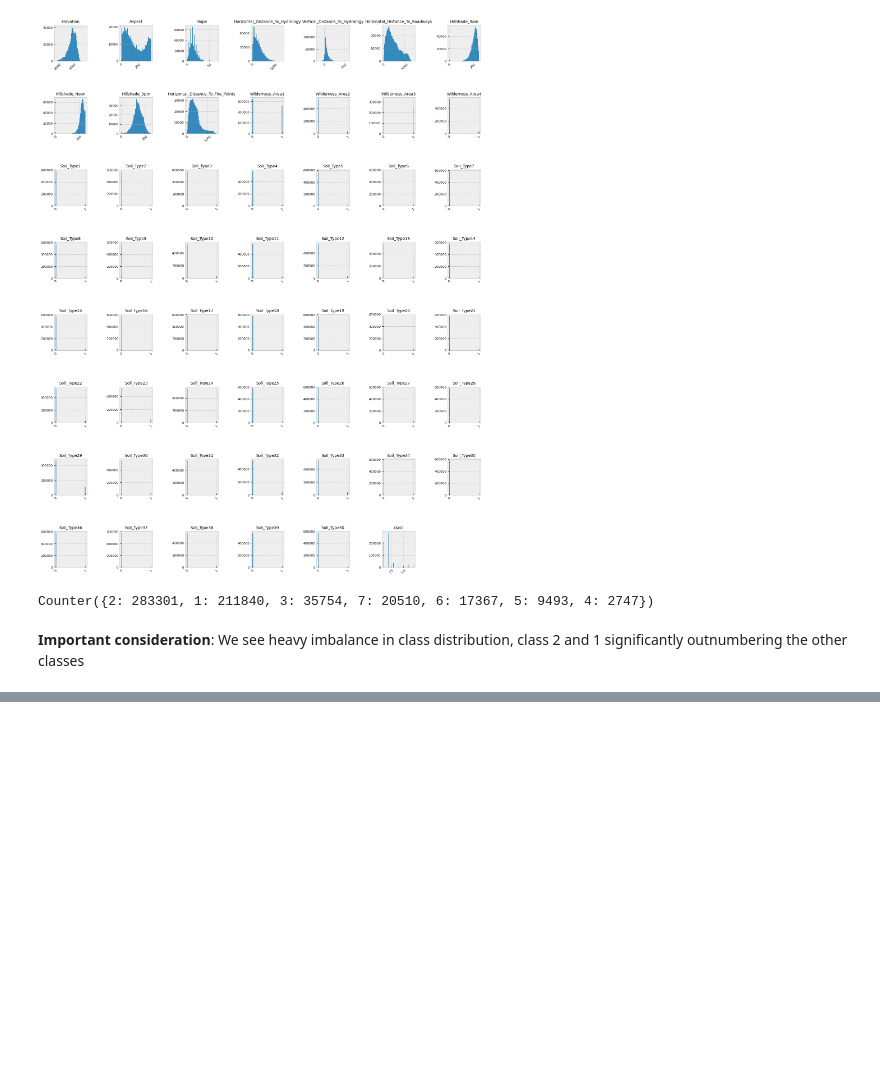
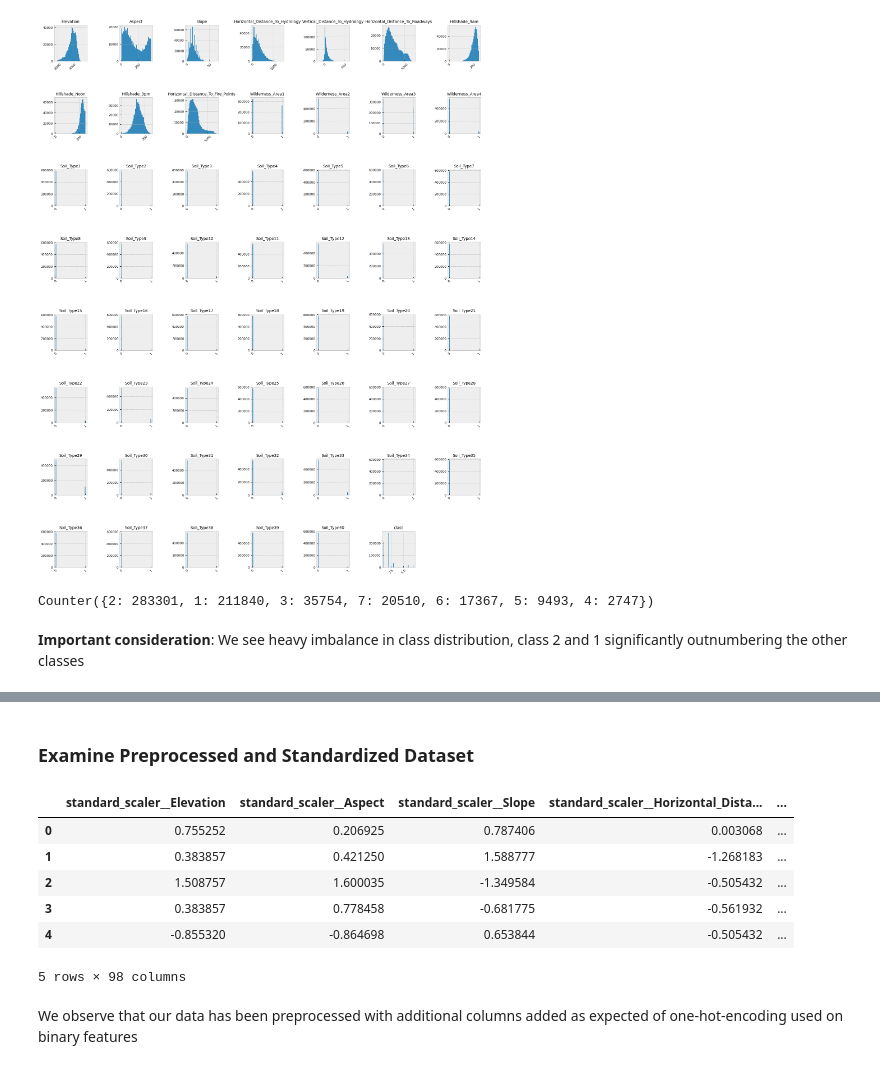
Before and after one commit to Kingsolomon445/ForestCoverClassifier, a Jupyter notebook: CoverType-classification.ipynb, the cells around one changed output, grey strips where cells are left out. Drawn from its saved outputs; the diff is of its cells as text; code cells hidden in the pictures; blank space fills up the shorter version.

Commit message:
split and preprocess dataset

```diff
--- a/CoverType-classification.ipynb
+++ b/CoverType-classification.ipynb
@@ -65,0 +76,6 @@ Counter({2: 283301, 1: 211840, 3: 35754, 7: 20510, 6: 17367, 5: 9493, 4: 2747})
+# %%
+label = data["class"]
+features = features = data.iloc[:, :-1]
+# Stratify split helps equalize proportion
+X_train, X_test, y_train, y_test = train_test_split(features, label, test_size=0.2, stratify=label, random_state=42)
+features.shape
@@ -65,0 +91,47 @@ Counter({2: 283301, 1: 211840, 3: 35754, 7: 20510, 6: 17367, 5: 9493, 4: 2747})
+# %%
+continuous_features = [
+    'Elevation',
+    'Aspect',
+    'Slope',
+    'Horizontal_Distance_To_Hydrology',
+    'Vertical_Distance_To_Hydrology',
+    'Horizontal_Distance_To_Roadways',
+    'Hillshade_9am',
+    'Hillshade_Noon',
+    'Hillshade_3pm',
+    'Horizontal_Distance_To_Fire_Points'
+]
+binary_features = [col for col in data.columns if 'Wilderness_Area' in col or 'Soil_Type' in col]
+numerical_preprocessor = StandardScaler()
+categorical_preprocessor = OneHotEncoder(handle_unknown="ignore")
+ct = ColumnTransformer(
+    [
+        ("standard_scaler", numerical_preprocessor, continuous_features),
+        ("one-hot-encoder", categorical_preprocessor, binary_features),
+    ]
+)
+X_train = ct.fit_transform(X_train) # Fit transformer only on training data to avoid exposing test data
+X_test = ct.transform (X_test)
+# %% [markdown]
+### Examine Preprocessed and Standardized Dataset
+# %%
+# Convert the transformed data back to a DataFrame
+
+# Get features names from transformer
+feature_names = ct.get_feature_names_out()
+
+
+X_train_df = pd.DataFrame(X_train, columns=feature_names)
+X_test_df = pd.DataFrame(X_test, columns=feature_names)
+
+X_train_df.head()
+# %% [output]
+|  | standard_scaler__Elevation | standard_scaler__Aspect | standard_scaler__Slope | standard_scaler__Horizontal_Dista... | ... |
+| 0 | 0.755252 | 0.206925 | 0.787406 | 0.003068 | ... |
+| 1 | 0.383857 | 0.421250 | 1.588777 | -1.268183 | ... |
+| 2 | 1.508757 | 1.600035 | -1.349584 | -0.505432 | ... |
+| 3 | 0.383857 | 0.778458 | -0.681775 | -0.561932 | ... |
+| 4 | -0.855320 | -0.864698 | 0.653844 | -0.505432 | ... |
+5 rows × 98 columns
+# %% [markdown]
+We observe that our data has been preprocessed with additional columns added as expected of one-hot-encoding used on binary features
```
Also changed, not shown: parts of 4 cells of this notebook.
